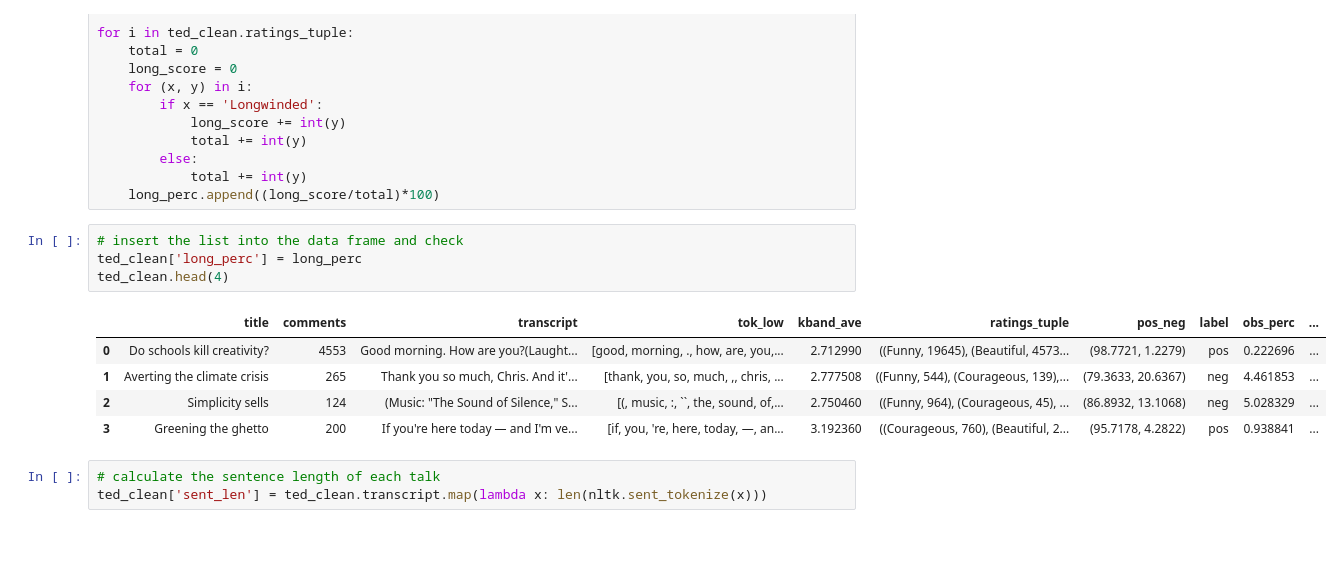
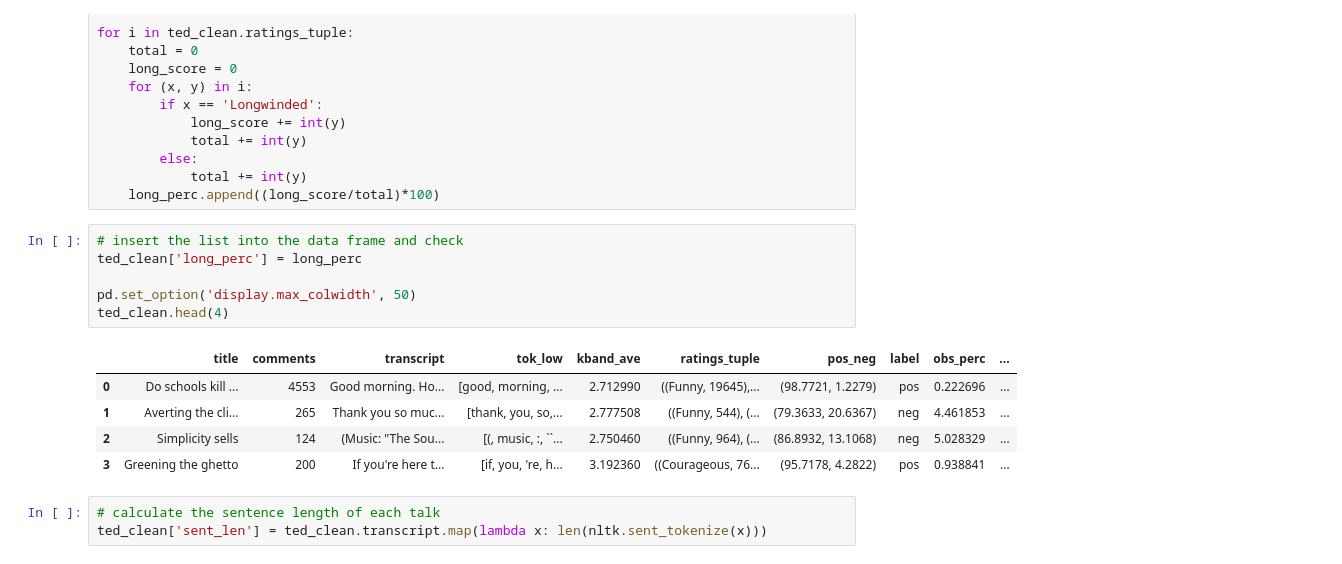
Before and after one commit to Data-Science-for-Linguists-2023/TED-Talk-Rating-Analysis, a Jupyter notebook: code/TED_talk_Analysis.ipynb, the cells around one changed output. Drawn from its saved outputs; the diff is of its cells as text.

```diff
--- a/code/TED_talk_Analysis.ipynb
+++ b/code/TED_talk_Analysis.ipynb
@@ -449,13 +451,15 @@ for i in ted_clean.ratings_tuple:
 # %%
 # insert the list into the data frame and check
 ted_clean['long_perc'] = long_perc
+
+pd.set_option('display.max_colwidth', 50)
 ted_clean.head(4)
 # %% [output]
 |  | title | comments | transcript | tok_low | kband_ave | ratings_tuple | pos_neg | label | obs_perc | ... |
-| 0 | Do schools kill creativity? | 4553 | Good morning. How are you?(Laught... | [good, morning, ., how, are, you,... | 2.712990 | ((Funny, 19645), (Beautiful, 4573... | (98.7721, 1.2279) | pos | 0.222696 | ... |
-| 1 | Averting the climate crisis | 265 | Thank you so much, Chris. And it'... | [thank, you, so, much, ,, chris, ... | 2.777508 | ((Funny, 544), (Courageous, 139),... | (79.3633, 20.6367) | neg | 4.461853 | ... |
-| 2 | Simplicity sells | 124 | (Music: "The Sound of Silence," S... | [(, music, :, ``, the, sound, of,... | 2.750460 | ((Funny, 964), (Courageous, 45), ... | (86.8932, 13.1068) | neg | 5.028329 | ... |
-| 3 | Greening the ghetto | 200 | If you're here today — and I'm ve... | [if, you, 're, here, today, —, an... | 3.192360 | ((Courageous, 760), (Beautiful, 2... | (95.7178, 4.2822) | pos | 0.938841 | ... |
+| 0 | Do schools kill ... | 4553 | Good morning. Ho... | [good, morning, ... | 2.712990 | ((Funny, 19645),... | (98.7721, 1.2279) | pos | 0.222696 | ... |
+| 1 | Averting the cli... | 265 | Thank you so muc... | [thank, you, so,... | 2.777508 | ((Funny, 544), (... | (79.3633, 20.6367) | neg | 4.461853 | ... |
+| 2 | Simplicity sells | 124 | (Music: "The Sou... | [(, music, :, ``... | 2.750460 | ((Funny, 964), (... | (86.8932, 13.1068) | neg | 5.028329 | ... |
+| 3 | Greening the ghetto | 200 | If you're here t... | [if, you, 're, h... | 3.192360 | ((Courageous, 76... | (95.7178, 4.2822) | pos | 0.938841 | ... |
 # %%
 # calculate the sentence length of each talk
 ted_clean['sent_len'] = ted_clean.transcript.map(lambda x: len(nltk.sent_tokenize(x)))
```
Also changed, not shown: parts of 9 cells of this notebook.
